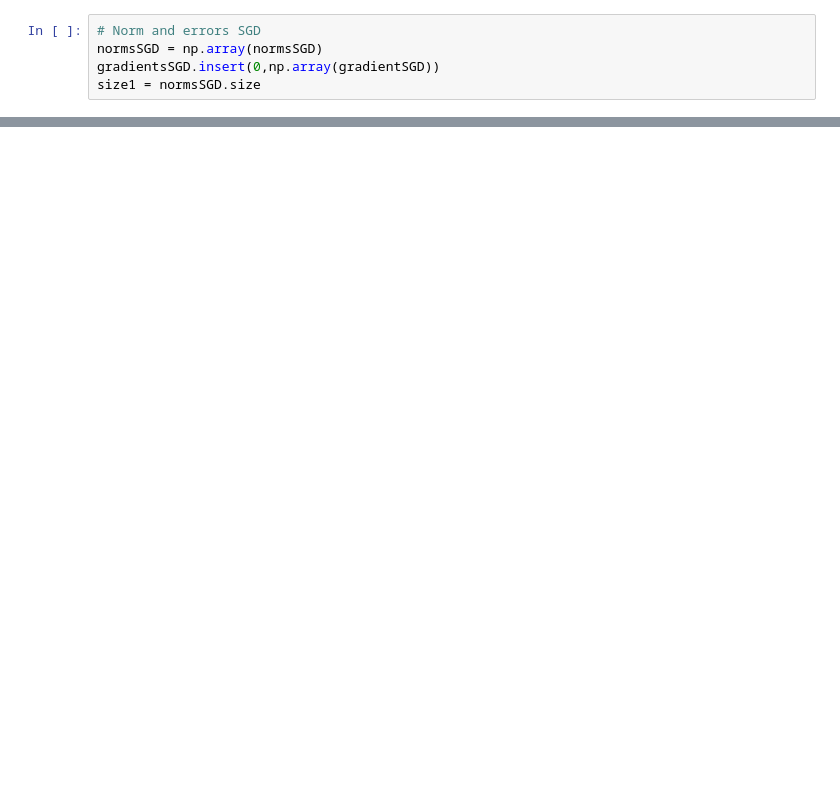
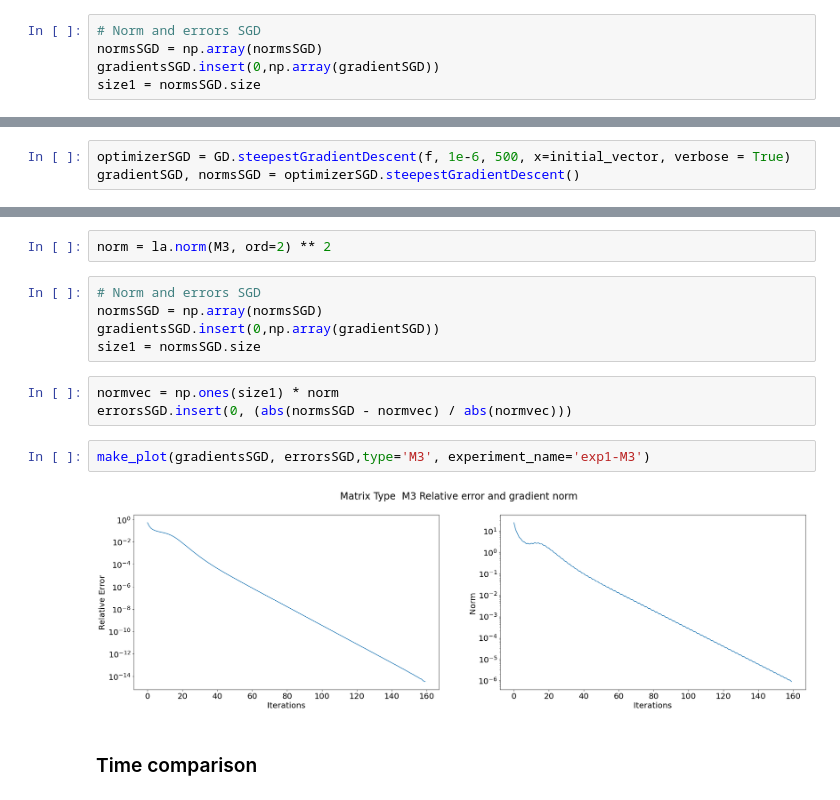
Before and after one commit to vlnraf/CM-project, a Jupyter notebook: Untitled.ipynb, the cells around one changed output, grey strips where cells are left out. Cells and saved outputs as stored; diff of their text form; blank space fills up the shorter version.

```diff
--- a/Untitled.ipynb
+++ b/Untitled.ipynb
@@ -203,0 +147,3 @@ relerrorsSGD.insert(0, (abs(normsSGD - normvec) / abs(normvec)))
+# %%
+optimizerSGD = GD.steepestGradientDescent(f, 1e-6, 500, x=initial_vector, verbose = True)
+gradientSGD, normsSGD = optimizerSGD.steepestGradientDescent()
@@ -203,0 +168,16 @@ relerrorsSGD.insert(0, (abs(normsSGD - normvec) / abs(normvec)))
+# %%
+norm = la.norm(M3, ord=2) ** 2
+# %%
+# Norm and errors SGD
+normsSGD = np.array(normsSGD)
+gradientsSGD.insert(0,np.array(gradientSGD))
+size1 = normsSGD.size
+# %%
+normvec = np.ones(size1) * norm
+errorsSGD.insert(0, (abs(normsSGD - normvec) / abs(normvec)))
+# %%
+make_plot(gradientsSGD, errorsSGD,type='M3', experiment_name='exp1-M3')
+# %% [output]
+[figure, added]
+# %% [markdown]
+### Time comparison
```
Also changed, not shown: parts of 60 cells of this notebook, 1 other file.
